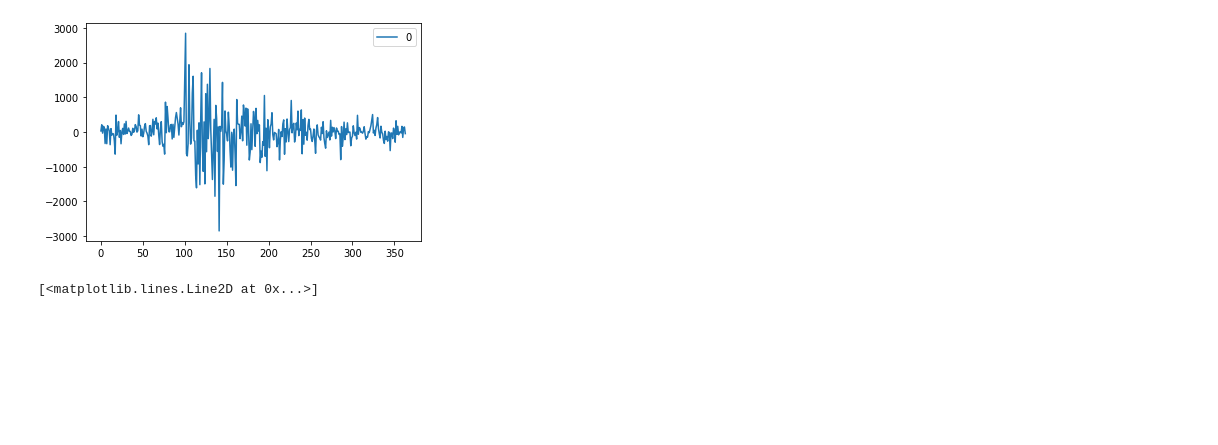
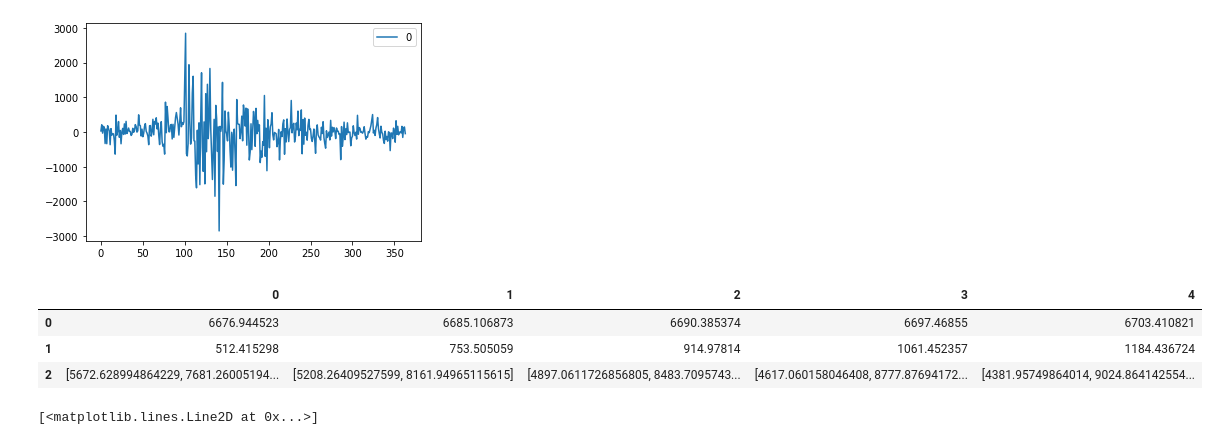
Before and after one commit to 202010769/Python_Data_Analysis, a Jupyter notebook: python-data-analysis-master/chapter3/3.2 비트코인 시세 예측하기.ipynb, the cells around one changed output. Drawn from its saved outputs; the diff is of its cells as text; code cells hidden in the pictures; blank space fills up the shorter version.

```diff
--- a/python-data-analysis-master/chapter3/3.2 비트코인 시세 예측하기.ipynb
+++ b/python-data-analysis-master/chapter3/3.2 비트코인 시세 예측하기.ipynb
@@ -103,18 +103,14 @@ residuals.plot()
 # %%
 # <ARIMA 모델 활용하기: 실제 데이터와의 비교>
 
 forecast_data = model_fit.forecast(steps = 5) # 학습 데이터셋으로부터 5일 뒤를 예측
 
-# 테스트 데이터셋을 불러옴
-test_file_path = '../data/market-price-test.csv' # 사용할 파일 경로 저장
-bitcoin_test_df = pd.read_csv(test_file_path, names = ['ds', 'y']) # csv파일을 dataframe으로 변환
-
-pred_y = forecast_data[0].tolist() # 마지막 5일의 예측 데이터입니다.(2018-08-27 ~ 2018-08-31)
-test_y = bitcoin_test_df.y.values # 실제 5일 가격 데이터 입니다.(2018-08-27 ~ 2018-08-31)
-pred_y_lower = [] # 마지막 5일의 예측 데이터의 최소값입니다.
-pred_y_upper = [] # 마지막 5일의 예측 데이터의 최대값입니다.
-for lower_upper in forecast_data[2]:
-    lower = lower_upper[0]
-    upper = lower_upper[1]
-    pred_y_lower.append(lower)
-    pred_y_upper.append(upper)
+forecast_df = pd.DataFrame(forecast_data)
+forecast_df.head()
+# 예측값, stderr, upper bound, lower bound 순으로 결과 나옴
+# 표준 오차(StdErr)는 계산된 평균의 표준 편차
+# %% [output]
+|  | 0 | 1 | 2 | 3 | 4 |
+| 0 | 6676.944523 | 6685.106873 | 6690.385374 | 6697.46855 | 6703.410821 |
+| 1 | 512.415298 | 753.505059 | 914.97814 | 1061.452357 | 1184.436724 |
+| 2 | [5672.628994864229, 7681.26005194... | [5208.26409527599, 8161.94965115615] | [4897.0611726856805, 8483.7095743... | [4617.060158046408, 8777.87694172... | [4381.95749864014, 9024.864142554... |
```
Also changed, not shown: parts of 11 cells of this notebook.
